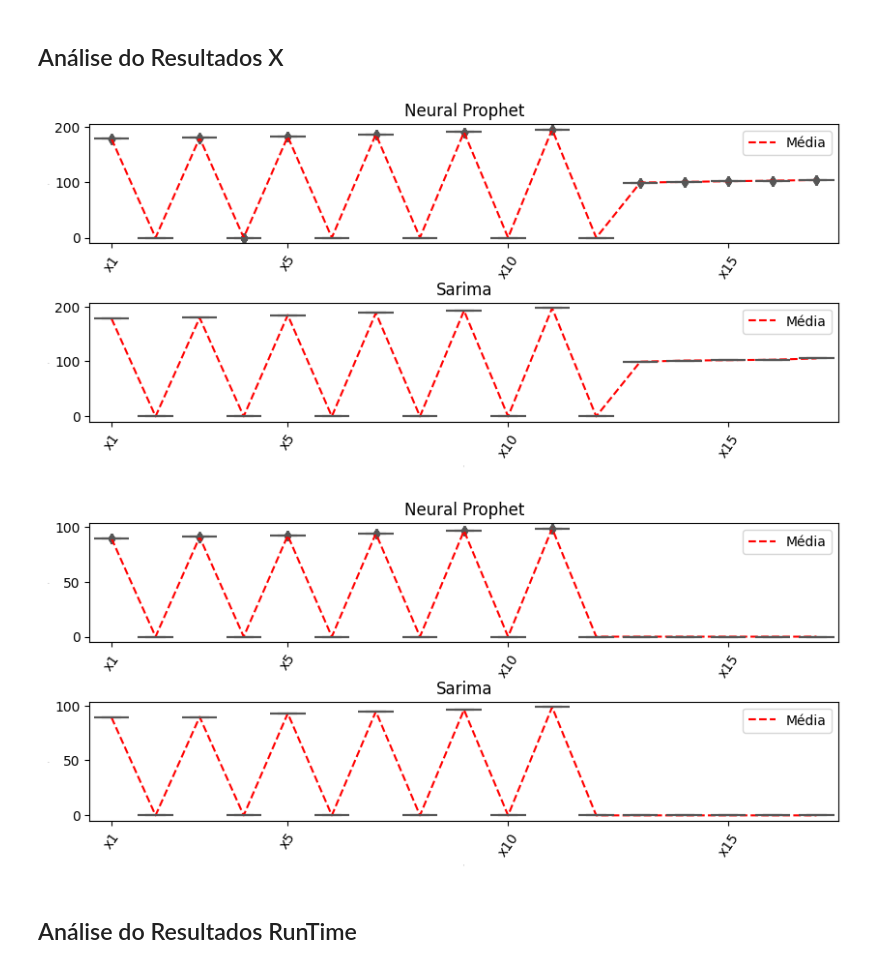
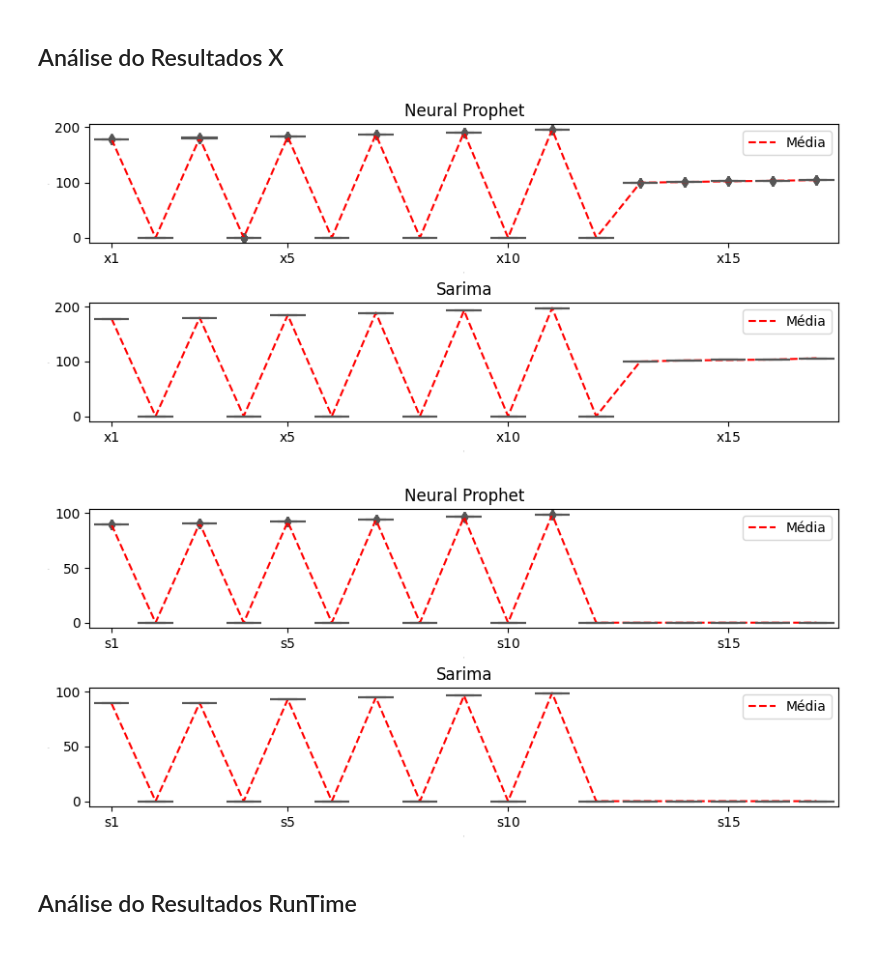
Before and after one commit to MarcioB1999/Prev_For_ULS, a Jupyter notebook: Modelo_pi/resultados_pi_analise.ipynb, the cells around one changed output. Saved outputs shown, nothing was run; the diff lists cells and outputs as text; code cells hidden in the pictures.

```diff
--- a/Modelo_pi/resultados_pi_analise.ipynb
+++ b/Modelo_pi/resultados_pi_analise.ipynb
@@ -37,38 +34,36 @@ boxPlot_x_treino = f.dataFrame_to_boxPlot(result_x_treino,'value')
 # %%
 fig=plt.figure(figsize=(10,4))
 #fig.suptitle('Distribuição da Produção por Período')
 
 
 
 plt.subplots_adjust(wspace=0, hspace=0.5)
 
 ax=fig.add_subplot(2,1,1)
 ax.set_title('Neural Prophet')
 sns.boxplot(data=boxPlot_x_np,x='x',y='value',color='turquoise')
 plt.plot(result_x_np.columns,result_x_np.describe().iloc[1,:],color='red',linestyle='--',label='Média')
 plt.xlabel([], fontsize=0)
 plt.ylabel([], fontsize=0)
-for tick in ax.get_xticklabels():
-    tick.set_rotation(55)
+
 plt.xticks([0]+[i*5-1 for i in range(1,int(len(result_x_np.columns)/5)+1)])
 plt.legend()
 
 
 ax=fig.add_subplot(2,1,2)
 ax.set_title('Sarima')
 sns.boxplot(data=boxPlot_x_sar,x='x',y='value',color='turquoise')
 plt.plot(result_x_sar.columns,result_x_sar.describe().iloc[1,:],color='red',linestyle='--',label='Média')
 plt.xlabel([], fontsize=0)
 plt.ylabel([], fontsize=0)
-for tick in ax.get_xticklabels():
-    tick.set_rotation(55)
+
 plt.xticks([0]+[i*5-1 for i in range(1,int(len(result_x_sar.columns)/5)+1)])
 plt.legend()
 
 
 plt.savefig('../Resultados/img/ResultX.png', format='png', bbox_inches='tight',pad_inches = 0.1)
 # %% [output]
-[figure, old version]
+[figure, new version]
 # %%
 result_s_np = f.describe_var(resultados_np,'s')
 result_s_sar = f.describe_var(resultados_sar,'s')
@@ -87,31 +81,29 @@ plt.subplots_adjust(wspace=0, hspace=0.5)
 
 ax=fig.add_subplot(2,1,1)
 ax.set_title('Neural Prophet')
-sns.boxplot(data=boxPlot_s_np,x='x',y='value',color='turquoise')
+sns.boxplot(data=boxPlot_s_np,x='s',y='value',color='turquoise')
 plt.plot(result_s_np.columns,result_s_np.describe().iloc[1,:],color='red',linestyle='--',label='Média')
 plt.xlabel([], fontsize=0)
 plt.ylabel([], fontsize=0)
-for tick in ax.get_xticklabels():
-    tick.set_rotation(55)
+
 plt.xticks([0]+[i*5-1 for i in range(1,int(len(result_s_np.columns)/5)+1)])
 plt.legend()
 
 
 ax=fig.add_subplot(2,1,2)
 ax.set_title('Sarima')
-sns.boxplot(data=boxPlot_s_sar,x='x',y='value',color='turquoise')
+sns.boxplot(data=boxPlot_s_sar,x='s',y='value',color='turquoise')
 plt.plot(result_s_sar.columns,result_s_sar.describe().iloc[1,:],color='red',linestyle='--',label='Média')
 plt.xlabel([], fontsize=0)
 plt.ylabel([], fontsize=0)
-for tick in ax.get_xticklabels():
-    tick.set_rotation(55)
+
 plt.xticks([0]+[i*5-1 for i in range(1,int(len(result_s_sar.columns)/5)+1)])
 plt.legend()
 
 
 plt.savefig('../Resultados/img/ResultS.png', format='png', bbox_inches='tight',pad_inches = 0.1)
 # %% [output]
-[figure, old version]
+[figure, new version]
 # %% [markdown]
 ## Análise do Resultados RunTime
 # %% [markdown]
```
Also changed, not shown: parts of 5 cells of this notebook, 5 other files.
